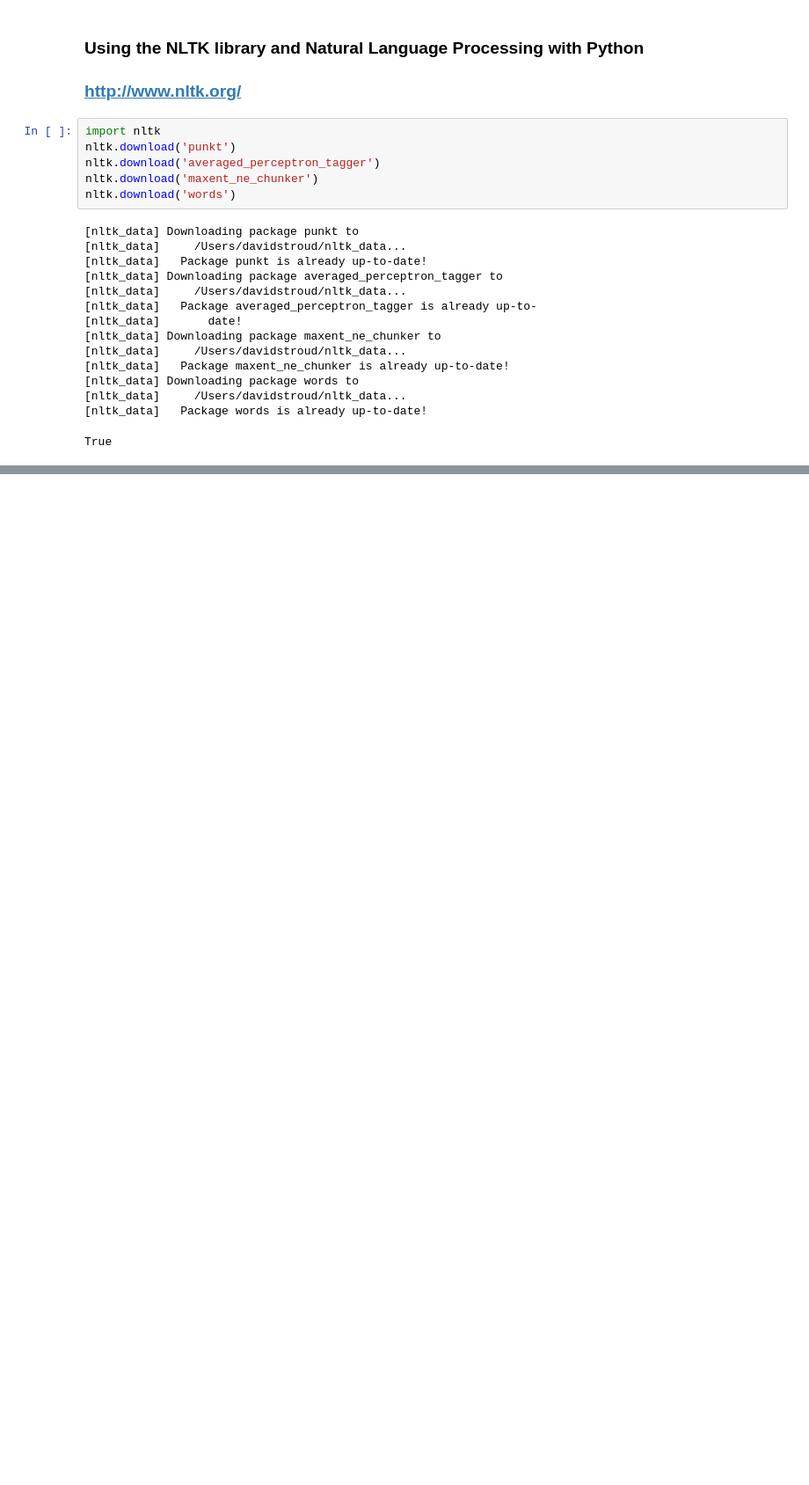
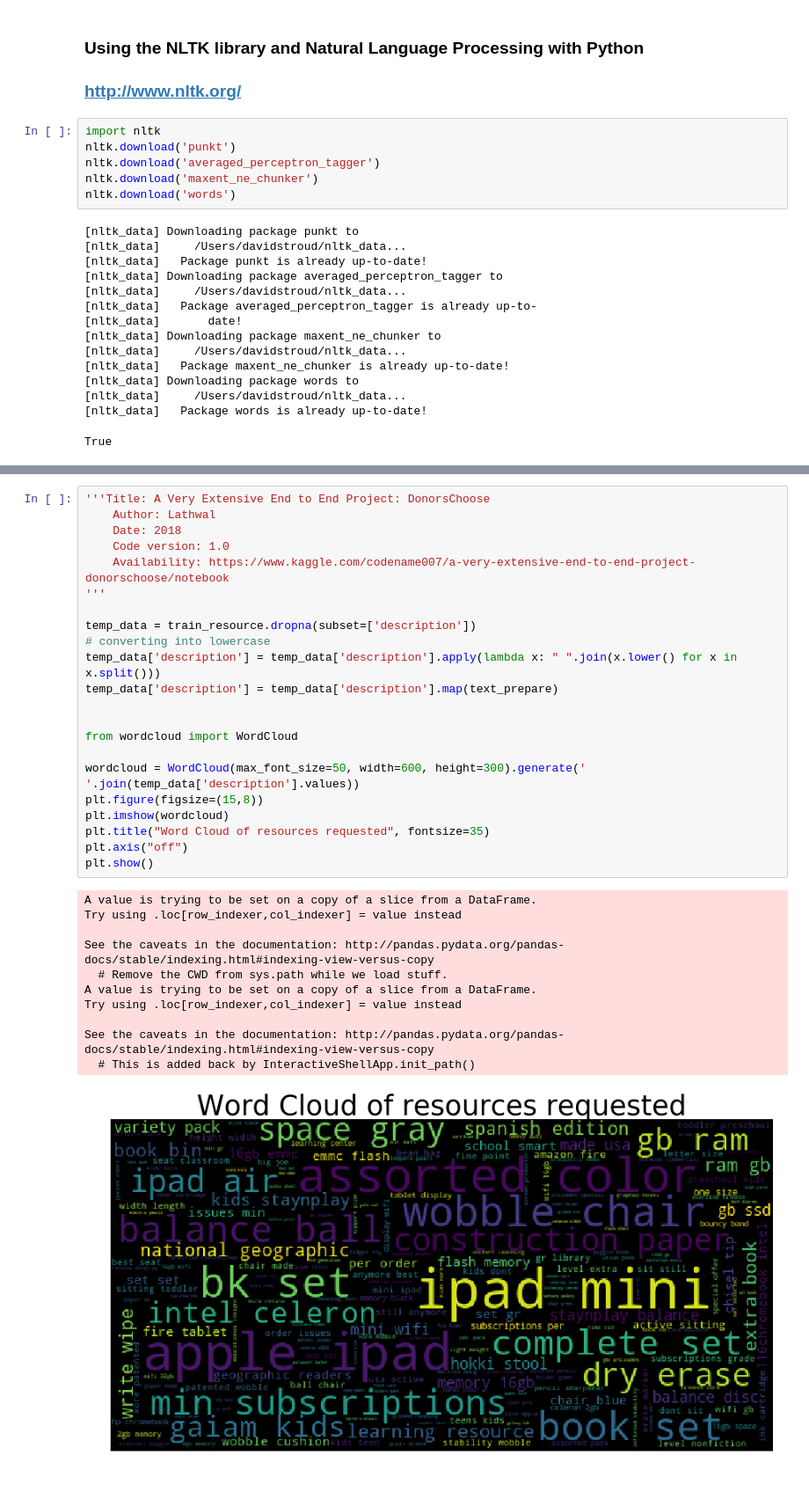
Before and after one commit to davestroud/DataMining_SMU, a Jupyter notebook: dstroud_NLP.ipynb, the cells around one changed output, grey strips where cells are left out. Shown: that part at 88% size. Drawn from its saved outputs; the diff is of its cells as text; blank space fills up the shorter version.

```diff
--- a/dstroud_NLP.ipynb
+++ b/dstroud_NLP.ipynb
@@ -133,3 +143,37 @@ plt.axis("off")
 plt.show()
 # %% [output]
 [figure]
+# %%
+'''Title: A Very Extensive End to End Project: DonorsChoose
+    Author: Lathwal
+    Date: 2018
+    Code version: 1.0
+    Availability: https://www.kaggle.com/codename007/a-very-extensive-end-to-end-project-donorschoose/notebook
+'''
+
+temp_data = train_resource.dropna(subset=['description'])
+# converting into lowercase
+temp_data['description'] = temp_data['description'].apply(lambda x: " ".join(x.lower() for x in x.split()))
+temp_data['description'] = temp_data['description'].map(text_prepare)
+
+
+from wordcloud import WordCloud
+
+wordcloud = WordCloud(max_font_size=50, width=600, height=300).generate(' '.join(temp_data['description'].values))
+plt.figure(figsize=(15,8))
+plt.imshow(wordcloud)
+plt.title("Word Cloud of resources requested", fontsize=35)
+plt.axis("off")
+plt.show()
+# %% [output]
+A value is trying to be set on a copy of a slice from a DataFrame.
+Try using .loc[row_indexer,col_indexer] = value instead
+
+See the caveats in the documentation: http://pandas.pydata.org/pandas-docs/stable/indexing.html#indexing-view-versus-copy
+  # Remove the CWD from sys.path while we load stuff.
+A value is trying to be set on a copy of a slice from a DataFrame.
+Try using .loc[row_indexer,col_indexer] = value instead
+
+See the caveats in the documentation: http://pandas.pydata.org/pandas-docs/stable/indexing.html#indexing-view-versus-copy
+  # This is added back by InteractiveShellApp.init_path()
+[figure, added]
```
Also changed, not shown: parts of 2 cells of this notebook.
